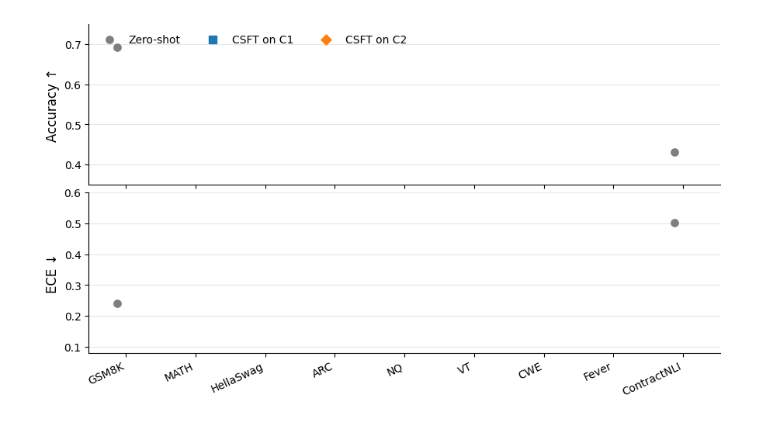
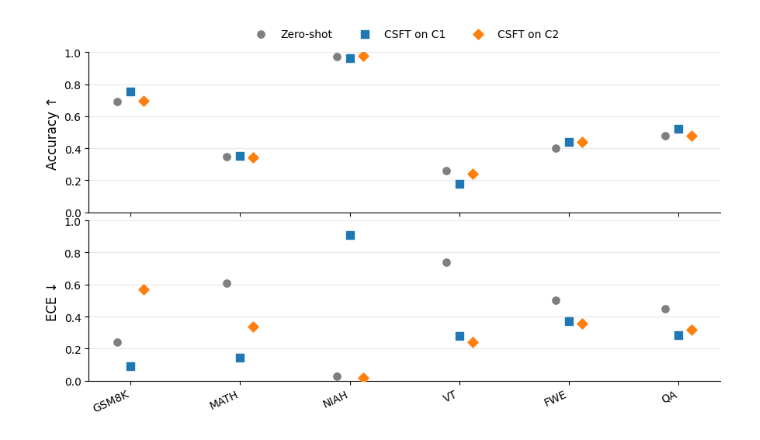
Before and after one commit to chaeyoon-jang/gcsft, a Jupyter notebook: show_results/visual.ipynb, the cells around one changed output. Saved outputs shown, nothing was run; the diff lists cells and outputs as text; code cells hidden in the pictures.

```diff
--- a/show_results/visual.ipynb
+++ b/show_results/visual.ipynb
@@ -20,8 +20,14 @@ plt.rcParams.update({
 # Tasks & Methods
 # -------------------------
 tasks = [
-    "GSM8K", "MATH", "HellaSwag", "ARC",
-    "NQ", "VT", "CWE", "Fever", "ContractNLI"
+    "GSM8K", "MATH",
+    #"MMLU",
+    "NIAH",
+    "VT",
+    #"CWE",
+    "FWE",
+    "QA",
+    #"ContractNLI"
 ]
 methods = ["Zero-shot", "CSFT on C1", "CSFT on C2"]
 
@@ -41,27 +47,27 @@ markers = {
 # shape: [num_tasks, num_methods]
 # -------------------------
 acc = np.array([
-    [0.6921, 0.00, 0.00], # gsm8k
-    [0.00, 0.00, 0.00], # math
-    [0.00, 0.00, 0.00], # mmlu
-    [0.00, 0.00, 0.00], # niah
-    [0.00, 0.00, 0.00], # vt
-    [0.00, 0.00, 0.00], # cwe
-    [0.00, 0.00, 0.00], # fwe
-    [0.00, 0.00, 0.00], # qa
-    [0.4308, 0.00, 0.00], # contractnli
+    [0.6921, 0.7543, 0.6944], # gsm8k
+    [0.3500, 0.3544, 0.3428], # math
+    #[0.00, 0.00, 0.00], # mmlu
+    [0.9725, 0.9625, 0.9750], # niah
+    [0.2600, 0.1800, 0.2400], # vt
+    #[0.00, 0.00, 0.00], # cwe
+    [0.4000, 0.4400, 0.4400], # fwe
+    [0.4800, 0.5200, 0.4800], # qa
+    #[0.4308, 0.4710, 0.00], # contractnli
 ])
 
 ece = np.array([
-    [0.2412, 0.00, 0.00], # gsm8k
-    [0.00, 0.00, 0.00], # math
-    [0.00, 0.00, 0.00], # mmlu
-    [0.00, 0.00, 0.00], # niah
-    [0.00, 0.00, 0.00], # vt
-    [0.00, 0.00, 0.00], # cwe
-    [0.00, 0.00, 0.00], # fwe
-    [0.00, 0.00, 0.00], # qa
-    [0.5021, 0.00, 0.00], # contractnli
+    [0.2412, 0.0903, 0.5694], # gsm8k
+    [0.6106, 0.1424, 0.3391], # math
+    #[0.00, 0.00, 0.00], # mmlu
+    [0.0274, 0.9099, 0.0188], # niah
+    [0.7400, 0.2800, 0.2400], # vt
+    #[0.9960, 0.00, 0.00], # cwe
+    [0.5000, 0.3719, 0.3579], # fwe
+    [0.4510, 0.2850, 0.3190], # qa
+    #[0.5021, 0.00, 0.00], # contractnli
 ])
 
 # -------------------------
@@ -89,34 +95,34 @@ for i, m in enumerate(methods):
         zorder=3,
     )
 
 ax.set_ylabel("Accuracy ↑")
-ax.set_ylim(0.35, 0.75)
+ax.set_ylim(0.0, 1.0)
 ax.grid(axis="y", alpha=0.3)
-ax.legend(frameon=False, ncol=3, loc="upper left")
+ax.legend(frameon=False, ncol=3, loc="lower center", bbox_to_anchor=(0.5, 1.02))
 
 # ---- ECE (bottom) ----
 ax = axes[1]
 for i, m in enumerate(methods):
     ax.scatter(
         x + jitter[i],
         ece[:, i],
         s=45,
         marker=markers[m],
         color=colors[m],
         zorder=3,
     )
 
 ax.set_ylabel("ECE ↓")
-ax.set_ylim(0.08, 0.6)
+ax.set_ylim(0.00, 1.0)
 ax.grid(axis="y", alpha=0.3)
 
 ax.set_xticks(x)
 ax.set_xticklabels(tasks, rotation=25, ha="right")
 
 # -------------------------
 # Finalize
 # -------------------------
 plt.tight_layout()
 plt.show()
 # %% [output]
-[figure, old version]
+[figure, new version]
```
Also changed, not shown: 15 other files.
